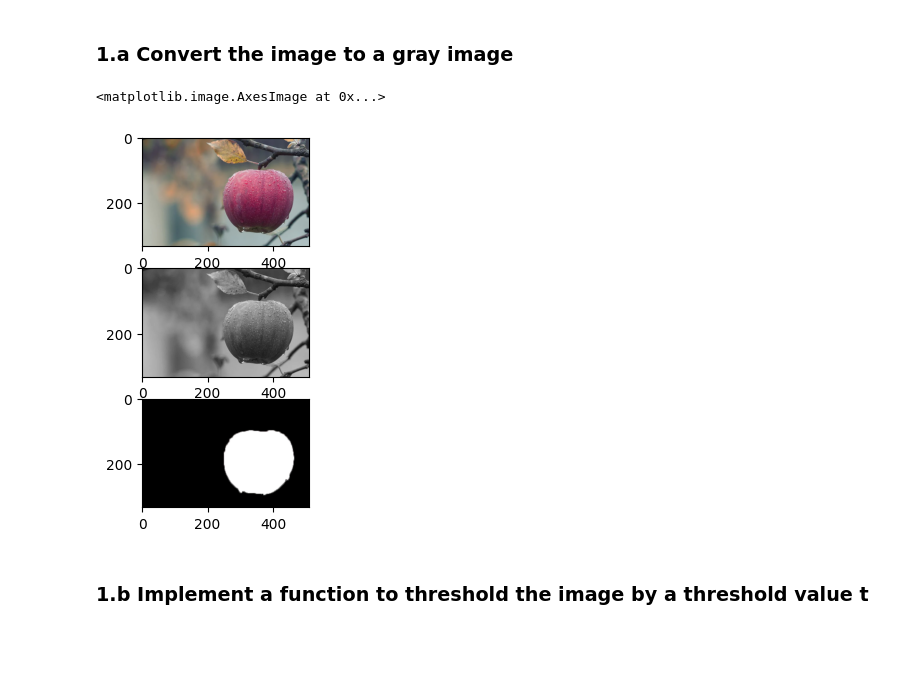
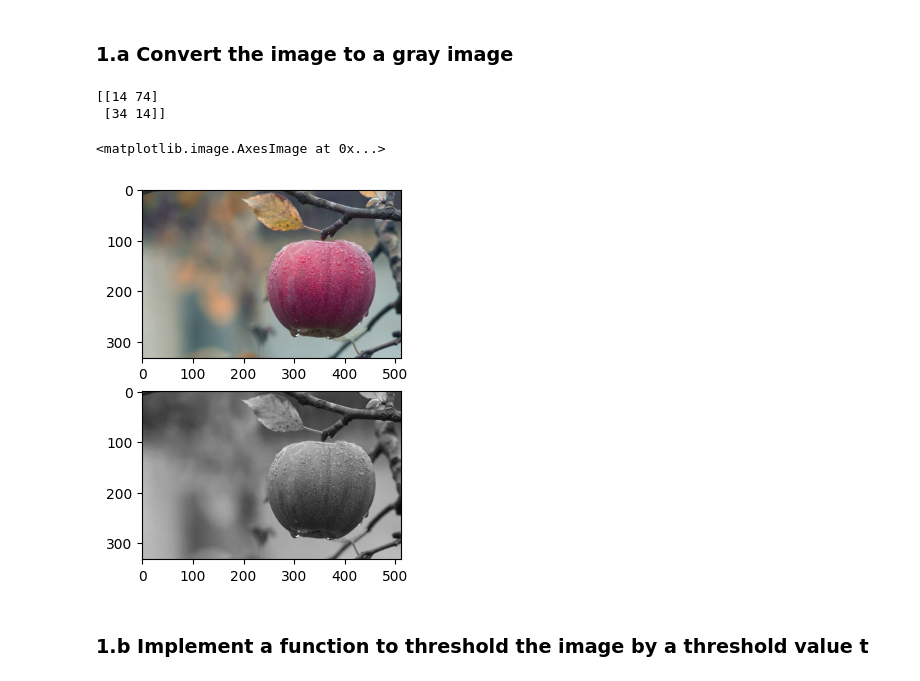
Before and after one commit to lucieniii/UCL-IP-2022, a Jupyter notebook: Practical1/Practicial1.ipynb, the cells around one changed output. Drawn from its saved outputs; the diff is of its cells as text; code cells hidden in the pictures; blank space fills up the shorter version.

```diff
--- a/Practical1/Practicial1.ipynb
+++ b/Practical1/Practicial1.ipynb
@@ -15,24 +15,47 @@ import matplotlib.pyplot as plt
 + e. Is there a better linear method to convert the RGB into the gray image, so that a sweep results in a better result (5 points)?
 # %% [markdown]
 ### 1.a Convert the image to a gray image
-# %%
-def RGB2Gray(im, weight):
-    if weight:
-        return 0.299 * im[:, :, 0] + 0.587 * im[:, :, 1] + 0.114 * im[:, :, 2]
-    return np.mean(im, axis=2)
+# %%
+a = np.array([
+    [
+        [1,2,3],[1,2,23]
+    ], [
+        [21,2,3],[1,2,3]
+    ]
+])
+b = np.array([[1],[2],[3]])
+c = a @ b
+print((a @ b).reshape((2,2)))
+# %% [output]
+[[14 74]
+ [34 14]]
+# %%
+# 0.299R + 0.587G + 0.114B
+def RGB2Gray(im, weight=None):
+    """
+        im: numpy array of 3 channel image
+        weight: None or 1x3 numpy array sum to 1
+    """
+    assert im.ndim == 3
+
+    if weight is not None:
+        assert weight.ndim == 1 and weight.shape[0] == 3 and round(np.sum(weight)) == 1
+        return (im @ np.array([weight]).T).reshape((im.shape[0], im.shape[1]))
+    return np.mean(im, axis=2)
 # %%
 im1 = plt.imread('source.png')
 im1_gt = plt.imread('target.png')
+
 height, width, chs = im1.shape
-im1_gray = RGB2Gray(im1, False)
-# im1_gray1 = np.mean(im1, axis=2)
-fig, ax = plt.subplots(3, 1)
+# im1_gray = RGB2Gray(im1, np.array([0.299, 0.587, 0.114]))
+im1_gray = RGB2Gray(im1)
+
+fig, ax = plt.subplots(2, 1)
 ax[0].imshow(im1)
 ax[1].imshow(im1_gray, cmap='gray')
-ax[2].imshow(im1_gt, cmap='gray')
 # %% [output]
 <matplotlib.image.AxesImage at 0x...>
-[figure, old version]
+[figure, new version]
 # %% [markdown]
 ### 1.b Implement a function to threshold the image by a threshold value t
 # %%
```
Also changed, not shown: parts of 33 cells of this notebook, 2 other files.
